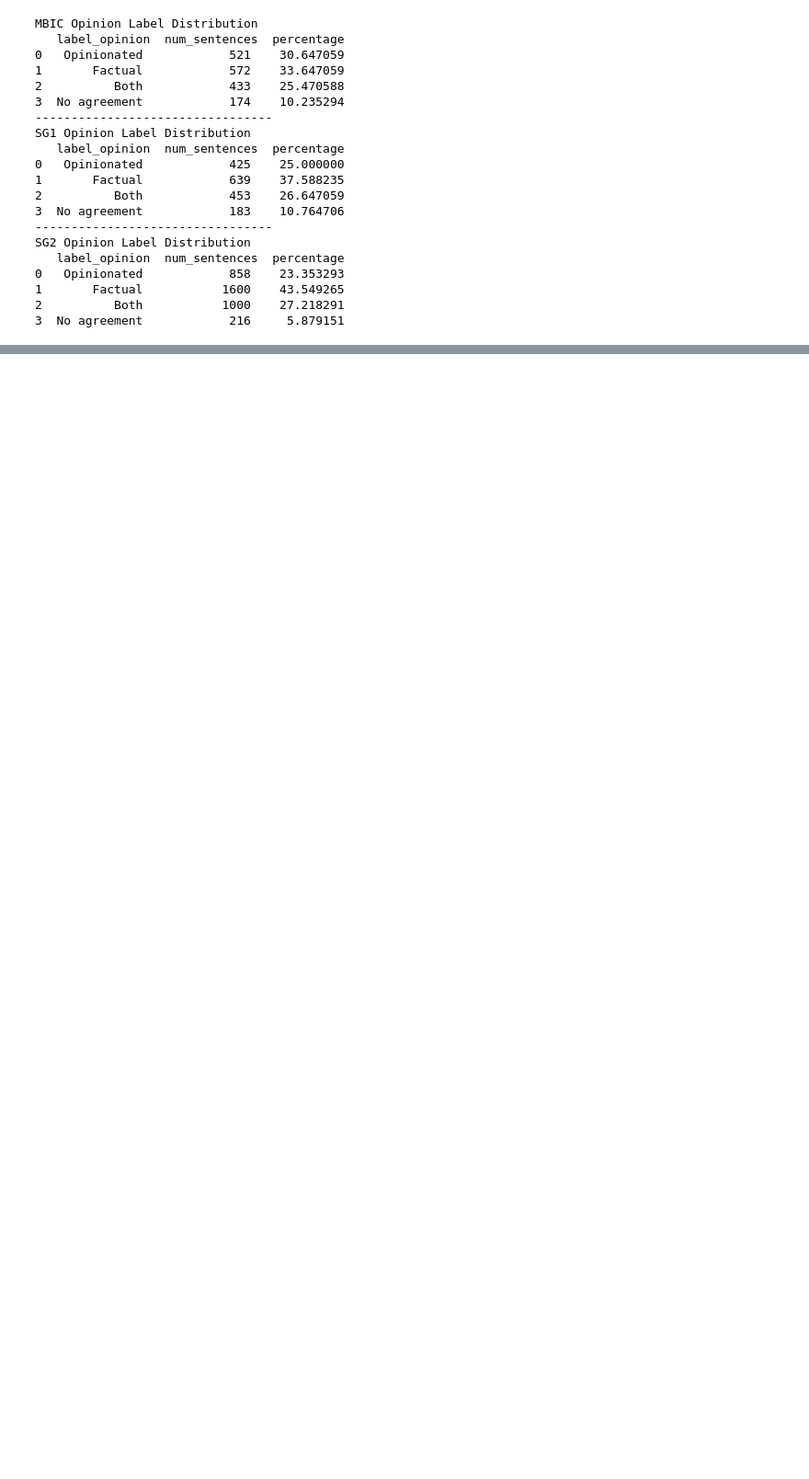
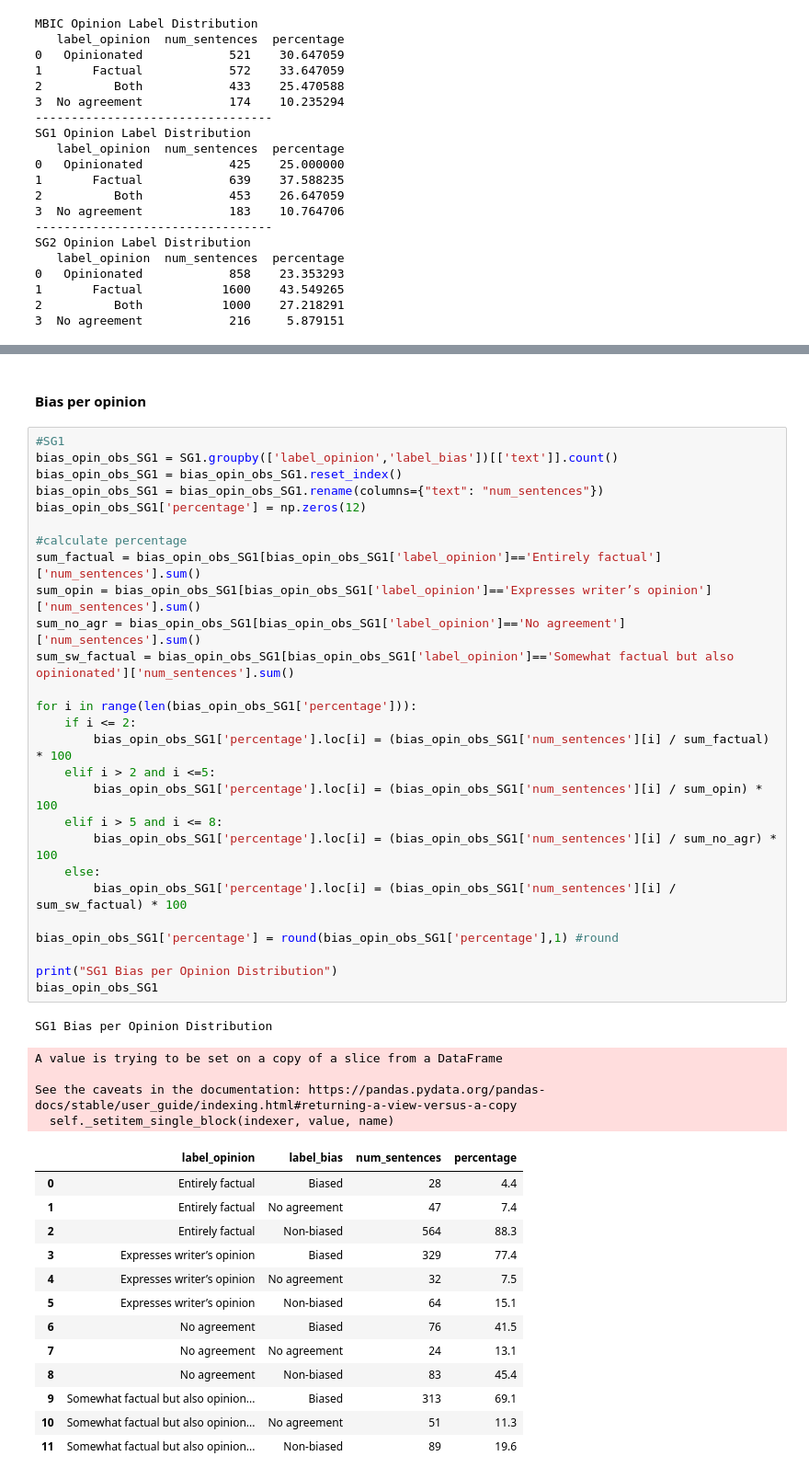
Before and after one commit to Media-Bias-Group/Neural-Media-Bias-Detection-Using-Distant-Supervision-With-BABE, a Jupyter notebook: data_set_evaluation.ipynb, the cells around one changed output, grey strips where cells are left out. Shown at 92% size. Drawn from its saved outputs; the diff is of its cells as text; blank space fills up the shorter version.

```diff
--- a/data_set_evaluation.ipynb
+++ b/data_set_evaluation.ipynb
@@ -254,0 +445,48 @@ SG2 Opinion Label Distribution
+# %% [markdown]
+####  Bias per opinion
+# %%
+#SG1
+bias_opin_obs_SG1 = SG1.groupby(['label_opinion','label_bias'])[['text']].count()
+bias_opin_obs_SG1 = bias_opin_obs_SG1.reset_index()
+bias_opin_obs_SG1 = bias_opin_obs_SG1.rename(columns={"text": "num_sentences"})
+bias_opin_obs_SG1['percentage'] = np.zeros(12)
+
+#calculate percentage
+sum_factual = bias_opin_obs_SG1[bias_opin_obs_SG1['label_opinion']=='Entirely factual']['num_sentences'].sum()
+sum_opin = bias_opin_obs_SG1[bias_opin_obs_SG1['label_opinion']=='Expresses writer’s opinion']['num_sentences'].sum()
+sum_no_agr = bias_opin_obs_SG1[bias_opin_obs_SG1['label_opinion']=='No agreement']['num_sentences'].sum()
+sum_sw_factual = bias_opin_obs_SG1[bias_opin_obs_SG1['label_opinion']=='Somewhat factual but also opinionated']['num_sentences'].sum()
+
+for i in range(len(bias_opin_obs_SG1['percentage'])):
+    if i <= 2:
+        bias_opin_obs_SG1['percentage'].loc[i] = (bias_opin_obs_SG1['num_sentences'][i] / sum_factual) * 100
+    elif i > 2 and i <=5:
+        bias_opin_obs_SG1['percentage'].loc[i] = (bias_opin_obs_SG1['num_sentences'][i] / sum_opin) * 100
+    elif i > 5 and i <= 8:
+        bias_opin_obs_SG1['percentage'].loc[i] = (bias_opin_obs_SG1['num_sentences'][i] / sum_no_agr) * 100
+    else:
+        bias_opin_obs_SG1['percentage'].loc[i] = (bias_opin_obs_SG1['num_sentences'][i] / sum_sw_factual) * 100
+
+bias_opin_obs_SG1['percentage'] = round(bias_opin_obs_SG1['percentage'],1) #round
+
+print("SG1 Bias per Opinion Distribution")
+bias_opin_obs_SG1
+# %% [output]
+SG1 Bias per Opinion Distribution
+A value is trying to be set on a copy of a slice from a DataFrame
+
+See the caveats in the documentation: https://pandas.pydata.org/pandas-docs/stable/user_guide/indexing.html#returning-a-view-versus-a-copy
+  self._setitem_single_block(indexer, value, name)
+|  | label_opinion | label_bias | num_sentences | percentage |
+| 0 | Entirely factual | Biased | 28 | 4.4 |
+| 1 | Entirely factual | No agreement | 47 | 7.4 |
+| 2 | Entirely factual | Non-biased | 564 | 88.3 |
+| 3 | Expresses writer’s opinion | Biased | 329 | 77.4 |
+| 4 | Expresses writer’s opinion | No agreement | 32 | 7.5 |
+| 5 | Expresses writer’s opinion | Non-biased | 64 | 15.1 |
+| 6 | No agreement | Biased | 76 | 41.5 |
+| 7 | No agreement | No agreement | 24 | 13.1 |
+| 8 | No agreement | Non-biased | 83 | 45.4 |
+| 9 | Somewhat factual but also opinion... | Biased | 313 | 69.1 |
+| 10 | Somewhat factual but also opinion... | No agreement | 51 | 11.3 |
+| 11 | Somewhat factual but also opinion... | Non-biased | 89 | 19.6 |
```
Also changed, not shown: parts of 16 cells of this notebook.
